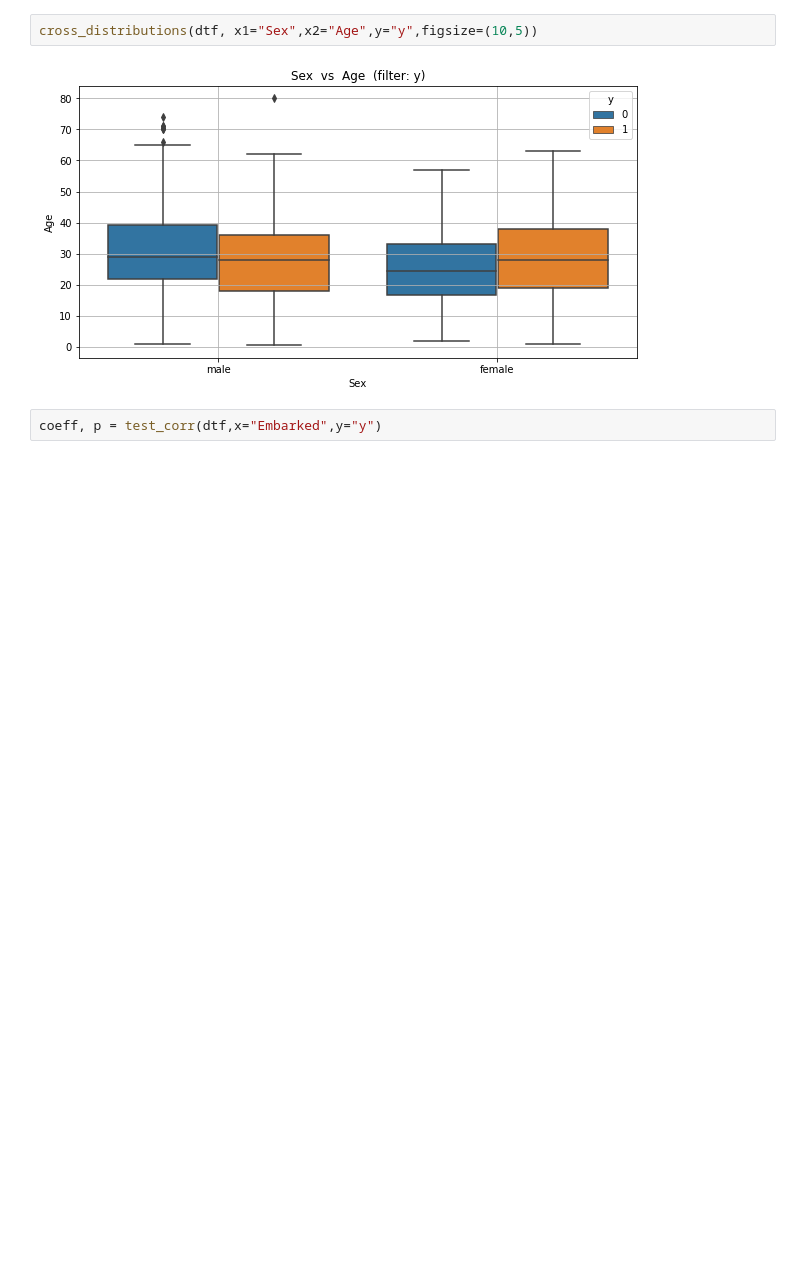
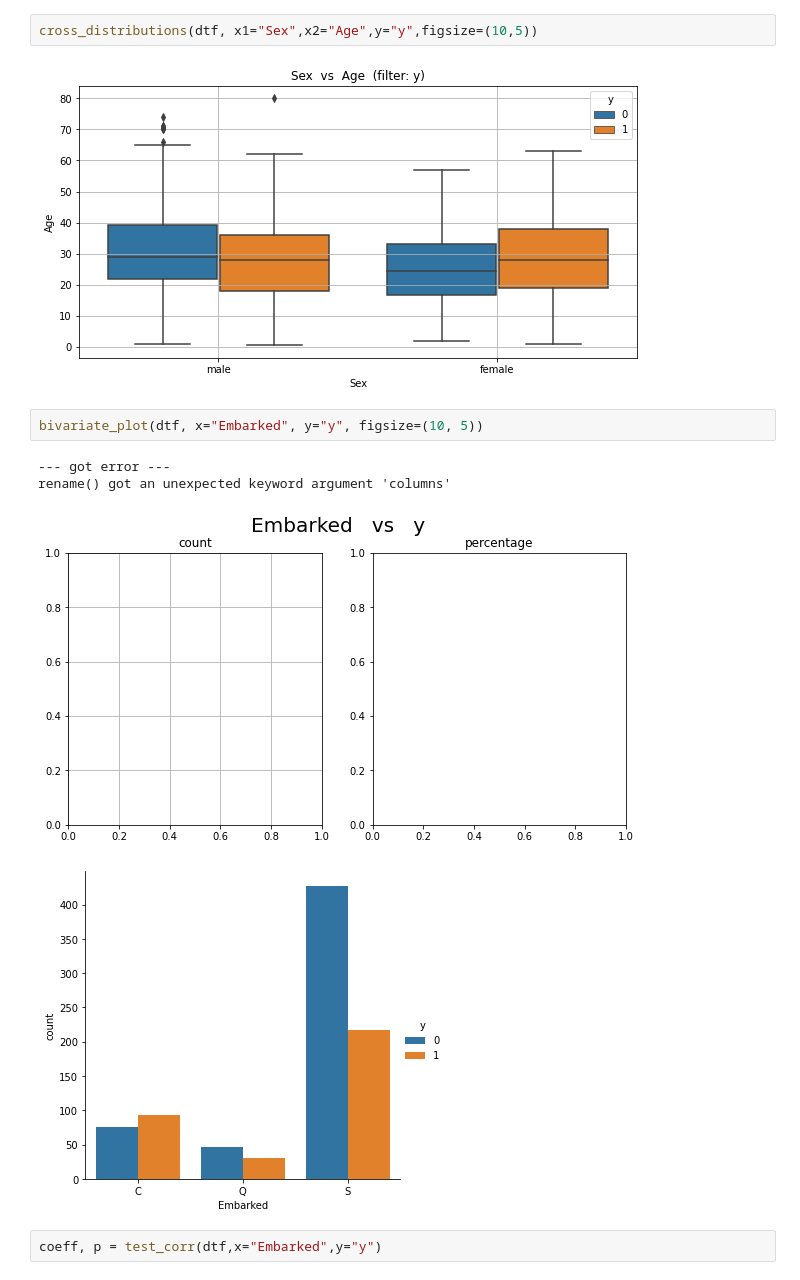
Before and after one commit to Kayne103/DS-ML-Jupyter, a Jupyter notebook: ML Classification.ipynb, the cells around one changed output. Cells and saved outputs as stored; diff of their text form; blank space fills up the shorter version.

```diff
--- a/ML Classification.ipynb
+++ b/ML Classification.ipynb
@@ -108,6 +110,13 @@ features.append("Age")
 cross_distributions(dtf, x1="Sex",x2="Age",y="y",figsize=(10,5))
 # %% [output]
 [figure]
+# %%
+bivariate_plot(dtf, x="Embarked", y="y", figsize=(10, 5))
+# %% [output]
+--- got error ---
+rename() got an unexpected keyword argument 'columns'
+[figure, added]
+[figure, added]
 # %%
 coeff, p = test_corr(dtf,x="Embarked",y="y")
 # %% [output]
```
Also changed, not shown: parts of 43 cells of this notebook.
